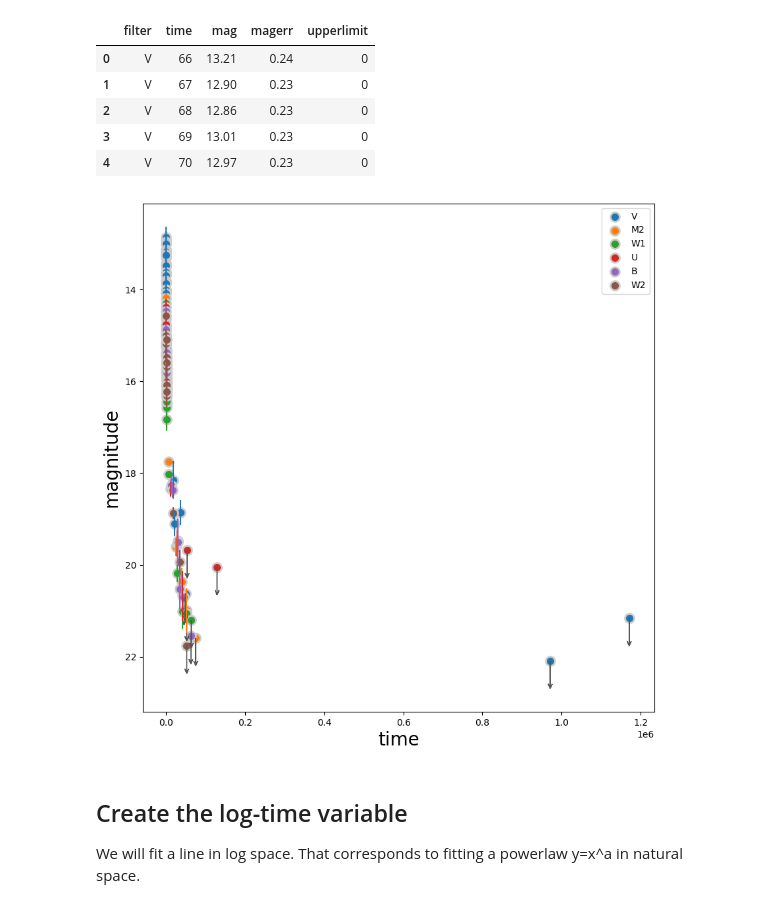
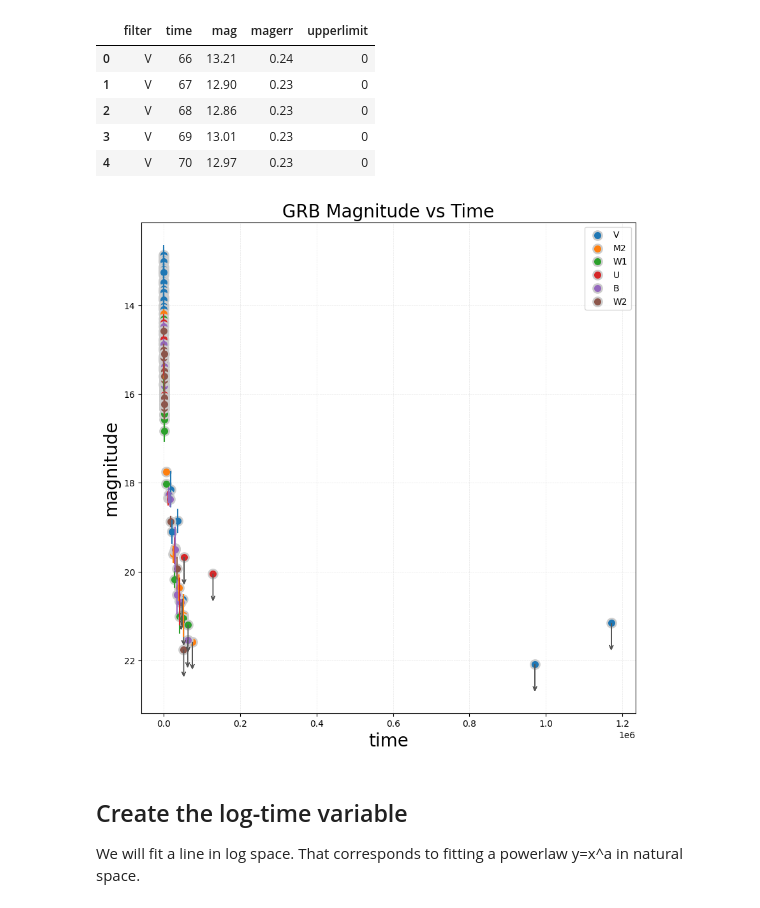
Before and after one commit to TJTomas/DSPS_TTomaszewski, a Jupyter notebook: HW5/fitlinetogrbafterglow_mcmc_instructions_dsps25_Tomaszewski.ipynb, the cells around one changed output. Cells and saved outputs as stored; diff of their text form; code cells hidden in the pictures.

```diff
--- a/HW5/fitlinetogrbafterglow_mcmc_instructions_dsps25_Tomaszewski.ipynb
+++ b/HW5/fitlinetogrbafterglow_mcmc_instructions_dsps25_Tomaszewski.ipynb
@@ -23,7 +27,7 @@ import pylab as pl
 I am reading the data with Pandas. Pandas has excellent utilities for input-output of tabular data and also for time variables. We will use it throughout as our main package to acquire and manipulate data
 # %%
 # data is called grb050525A.csv in the data folder in the DSPS_FBianco repo
-grbAG = pd.read_csv(...)
+grbAG = pd.read_csv("https://raw.githubusercontent.com/fedhere/DSPS_FBianco/refs/heads/main/data/grb050525A.csv")
 grbAG.head()
 # %% [output]
 |  | filter | time | mag | magerr | upperlimit |
@@ -45,34 +49,36 @@ for f in grbAG["filter"].unique():
                 yerr=grbAG.loc[grbAG["filter"] == f, "magerr"],
                 fmt='.', ms=0,
                 fcolor=None, label=None)
 
 # replot to add a better marker (optional)
 for f in grbAG["filter"].unique():
     pl.scatter(grbAG.loc[grbAG["filter"] == f, "time"],
                grbAG.loc[grbAG["filter"] == f, "mag"],
                alpha=1, s=100, linewidth=2,
                label=f,
                edgecolor='#cccccc')
 
 
 # plot the upperlimits as arrows
 nuplim = grbAG.mag.isna().sum()
 for i in grbAG[grbAG.upperlimit == 1].index:
     pl.arrow(grbAG.loc[i].time,
              grbAG.loc[i].mag, 0, 0.5, head_width=1e4,
              overhang=1, shape="full",
              head_length=0.1, ec='#555555', visible=True)
 
 # I am going to invert the y axis because the "magnitude" measurement is an inverse scale: brighter is smaller
 ax.yaxis.set_inverted(True)  # inverted axis with autoscaling
 #pl.ylim(24,11.7) #simpler, less elegant - still does the trick
 pl.legend()
 
 #Always rememebr you axis labels!!
 pl.ylabel("magnitude", fontsize=20)
 pl.xlabel("time", fontsize=20);
+pl.title("GRB Magnitude vs Time", fontsize = 20)
+pl.grid(True, linestyle = "--", linewidth = 0.5, alpha = 0.3)
 # %% [output]
-[figure, old version]
+[figure, new version]
 # %% [markdown]
 ## Create the log-time variable
 
```
Also changed, not shown: parts of 26 cells of this notebook.
